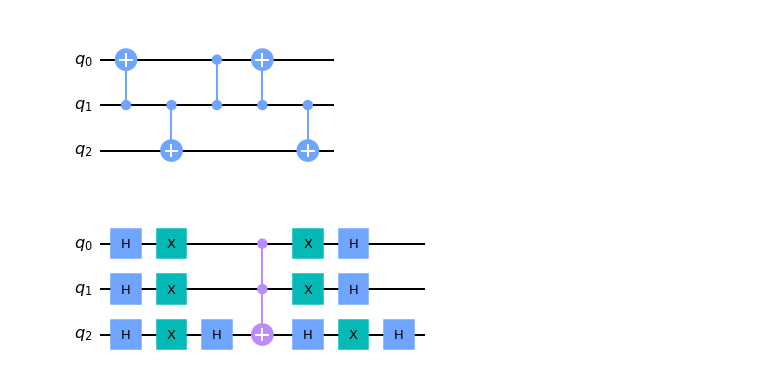
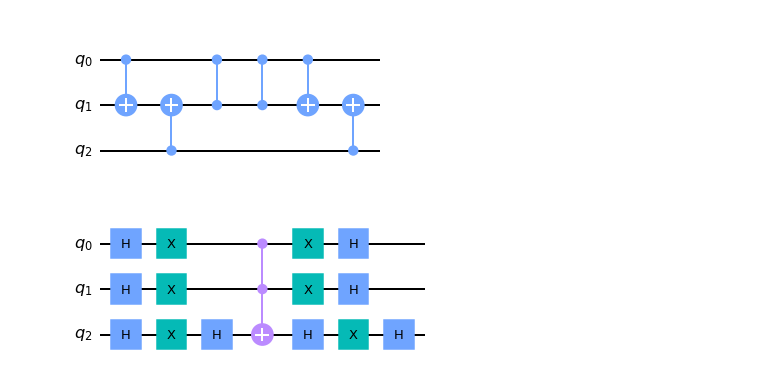
Before and after one commit to Gaurang-Belekar/Grovers-search-3-qubit-system, a Jupyter notebook: Searching |010> in 3-qubit system.ipynb, the cells around one changed output. Drawn from its saved outputs; the diff is of its cells as text; code cells hidden in the pictures.

```diff
--- a/Searching |010> in 3-qubit system.ipynb
+++ b/Searching |010> in 3-qubit system.ipynb
@@ -5,25 +5,25 @@ from qiskit.visualization import plot_histogram
 # %%
 # We will create our search parameter of |010>
 
 oracle = QuantumCircuit(3, name = 'Oracle')
 
 #changing the phase of |010>
 #oracle.cx([1,1],[0,2])
-oracle.cx(1,0)
-oracle.cx(1,2)
+oracle.cx(0,1)
+oracle.cx(2,1)
 
-oracle.cz(1,0)
+oracle.cz(0,1)
+oracle.cz(0,1)
 
-
-oracle.cx(1,0)
-oracle.cx(1,2)
+oracle.cx(0,1)
+oracle.cx(2,1)
 #oracle.cx([1,1],[0,2])
 
 oracle.to_gate()
 
 oracle.draw(output = 'mpl')
 # %% [output]
-[figure, old version]
+[figure, new version]
 # %%
 # Now Creating Diffuser
 # This will be do the reflection as well as amplitude amplification
```
Also changed, not shown: parts of 1 cell of this notebook.
